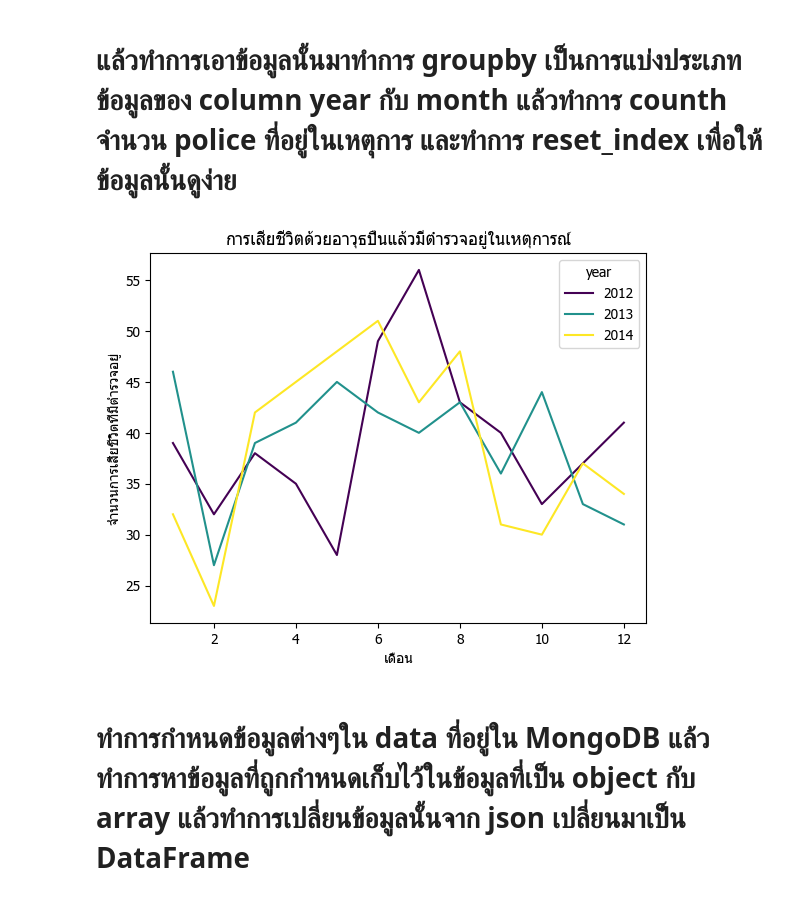
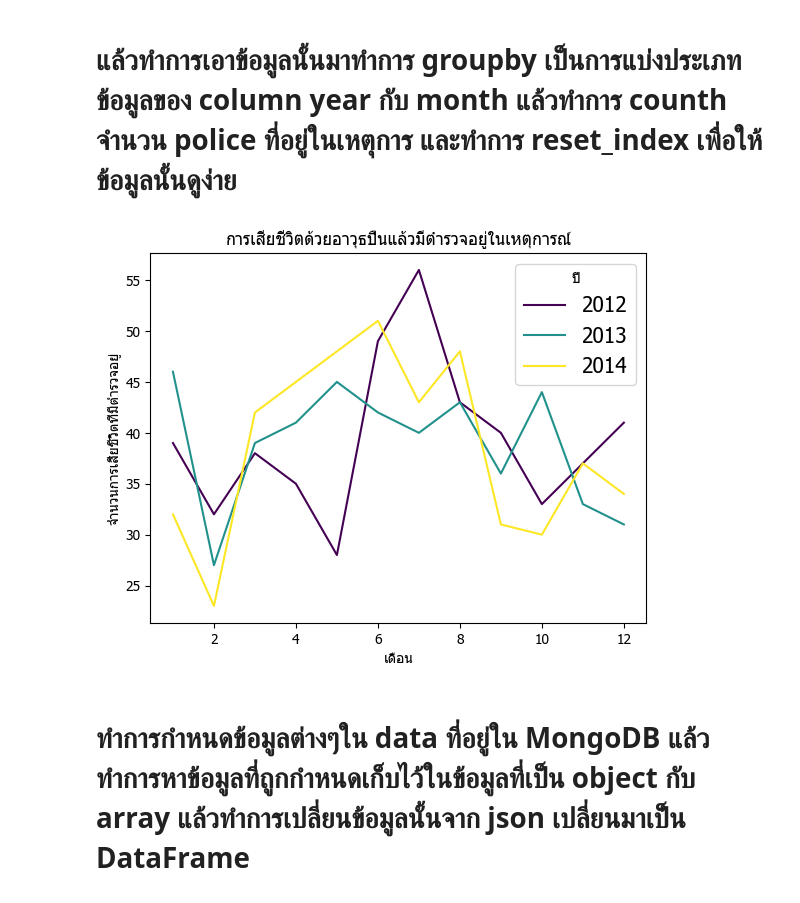
Before and after one commit to ThaphatTT/FinalDataAnalytics, a Jupyter notebook: GunAndDeathsInAmerica.ipynb, the cells around one changed output. Cells and saved outputs as stored; diff of their text form; code cells hidden in the pictures.

```diff
--- a/GunAndDeathsInAmerica.ipynb
+++ b/GunAndDeathsInAmerica.ipynb
@@ -263,11 +262,12 @@ death_count3 = data5.groupby(['year', 'month'])['police'].count().reset_index()
 # %%
 sns.lineplot(x='month', y='police', hue='year' , data=death_count3, palette='viridis')
 plt.title('การเสียชีวิตด้วยอาวุธปืนแล้วมีตำรวจอยู่ในเหตุการณ์')
 plt.xlabel('เดือน')
 plt.ylabel('จำนวนการเสียชีวิตที่มีตำรวจอยู่')
+plt.legend(title='ปี', bbox_to_anchor=(1, 1),fontsize=15)
 plt.show()
 # %% [output]
-[figure, old version]
+[figure, new version]
 # %% [markdown]
 # ทำการกำหนดข้อมูลต่างๆใน data ที่อยู่ใน MongoDB แล้วทำการหาข้อมูลที่ถูกกำหนดเก็บไว้ในข้อมูลที่เป็น object กับ array แล้วทำการเปลี่ยนข้อมูลนั้นจาก json เปลี่ยนมาเป๋็น DataFrame
 # แล้วทำ plot graph รูปแบบ boxplot เพื่อดูการกระจายการตายด้วยอาวุธปืนของแต่ละช่วงอายุโดยดูจาก Q1 (ขอบล่างของขอบกล่อง) จะแสดง 25% ของการตายด้วยอาวุธปืนของอายุนั้นในแต่ละเดือน
```
Also changed, not shown: parts of 7 cells of this notebook.
